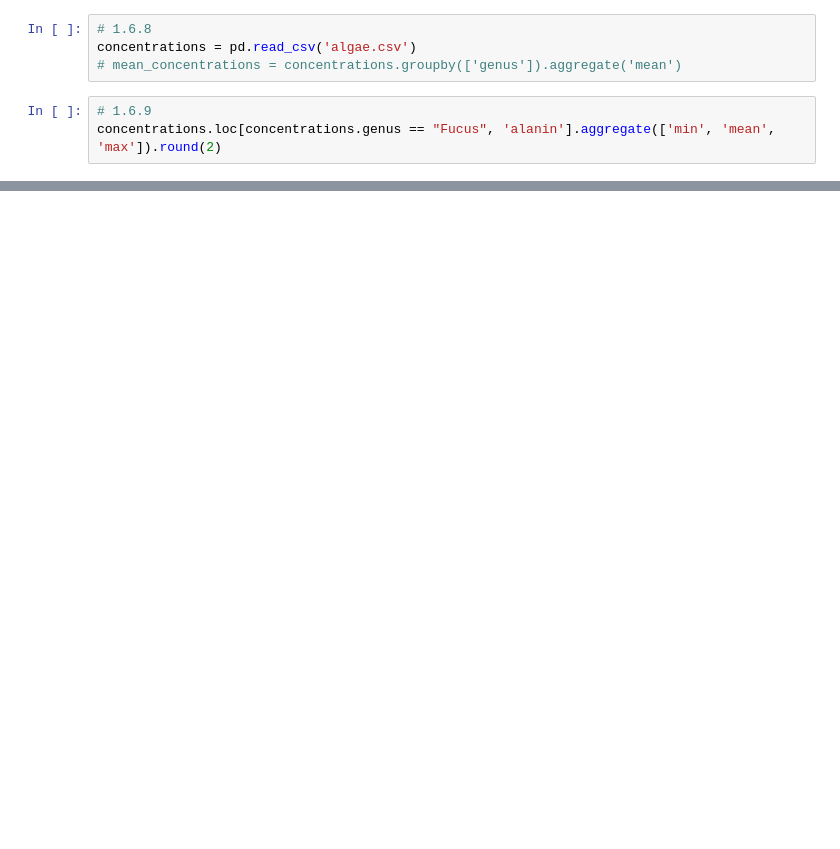
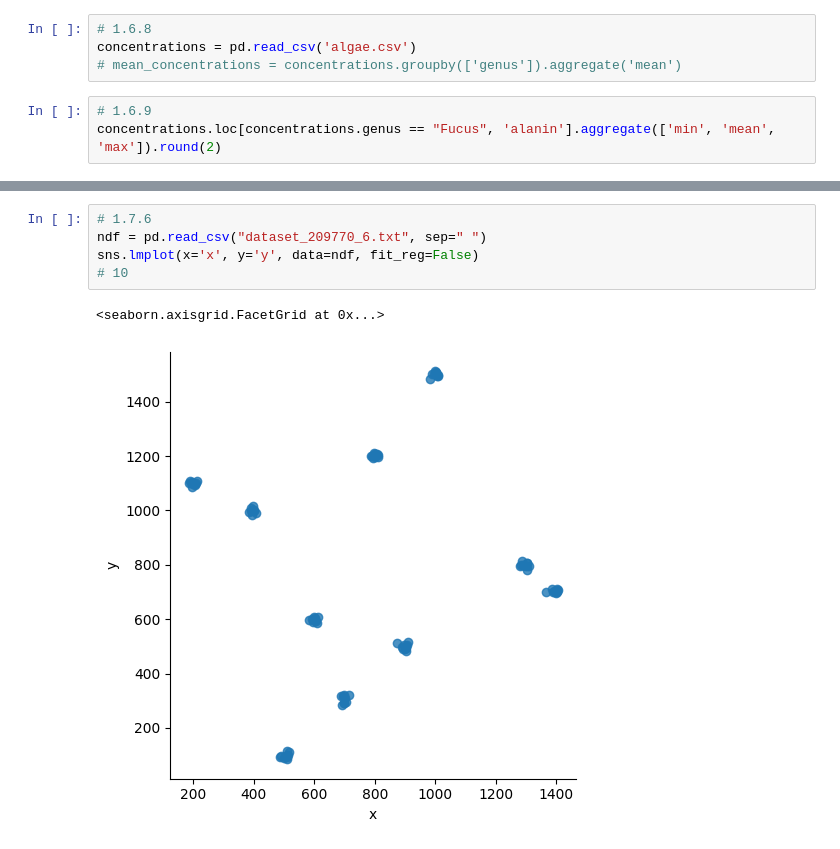
Before and after one commit to SArsenii/ALearningRecord, a Jupyter notebook: IDS/Week 1/1.ipynb, the cells around one changed output, grey strips where cells are left out. Cells and saved outputs as stored; diff of their text form; blank space fills up the shorter version.

```diff
--- a/IDS/Week 1/1.ipynb
+++ b/IDS/Week 1/1.ipynb
@@ -64,0 +84,8 @@ dtype: float64
+# %%
+# 1.7.6
+ndf = pd.read_csv("dataset_209770_6.txt", sep=" ")
+sns.lmplot(x='x', y='y', data=ndf, fit_reg=False)
+# 10
+# %% [output]
+<seaborn.axisgrid.FacetGrid at 0x...>
+[figure, added]
```
Also changed, not shown: parts of 20 cells of this notebook, 6 other files.
